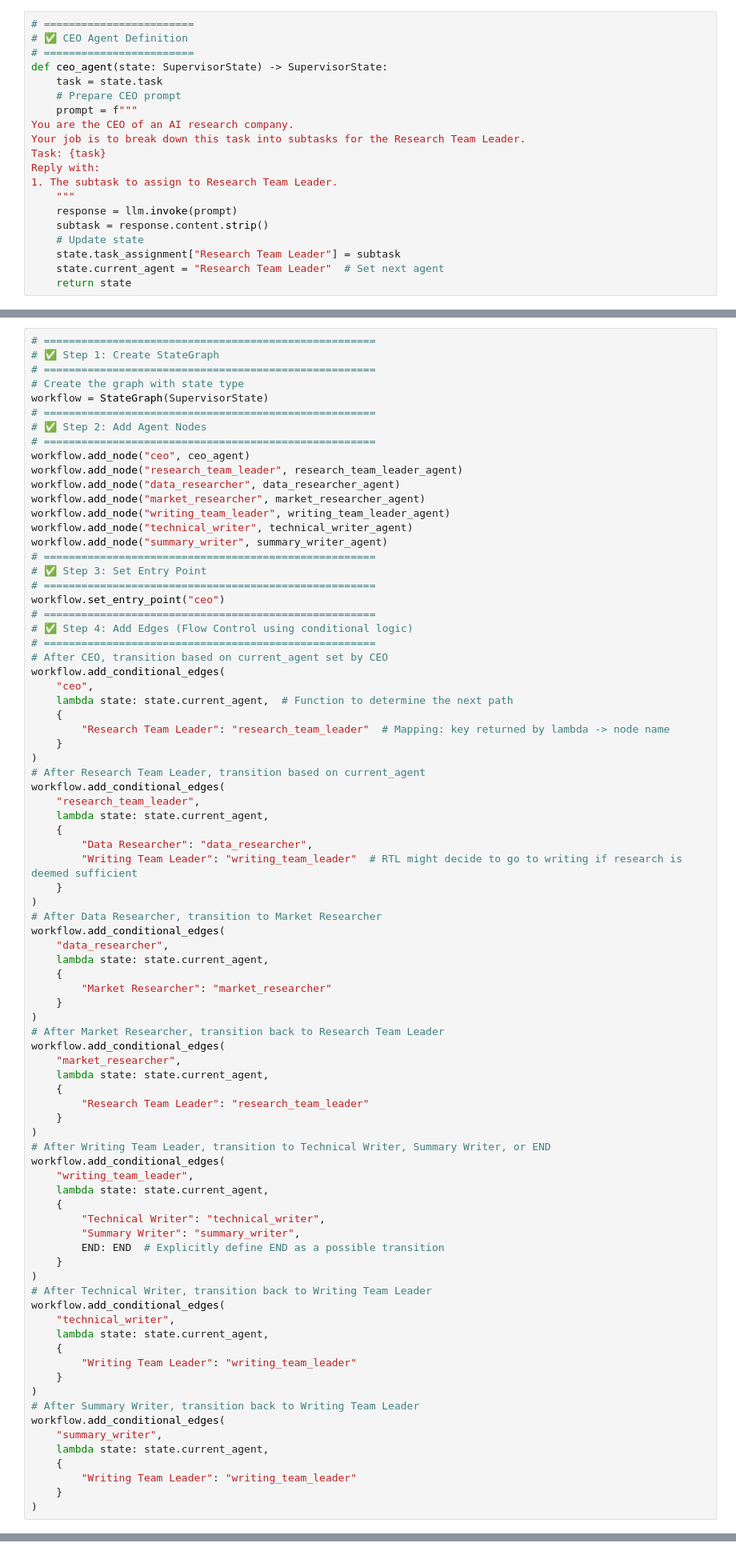
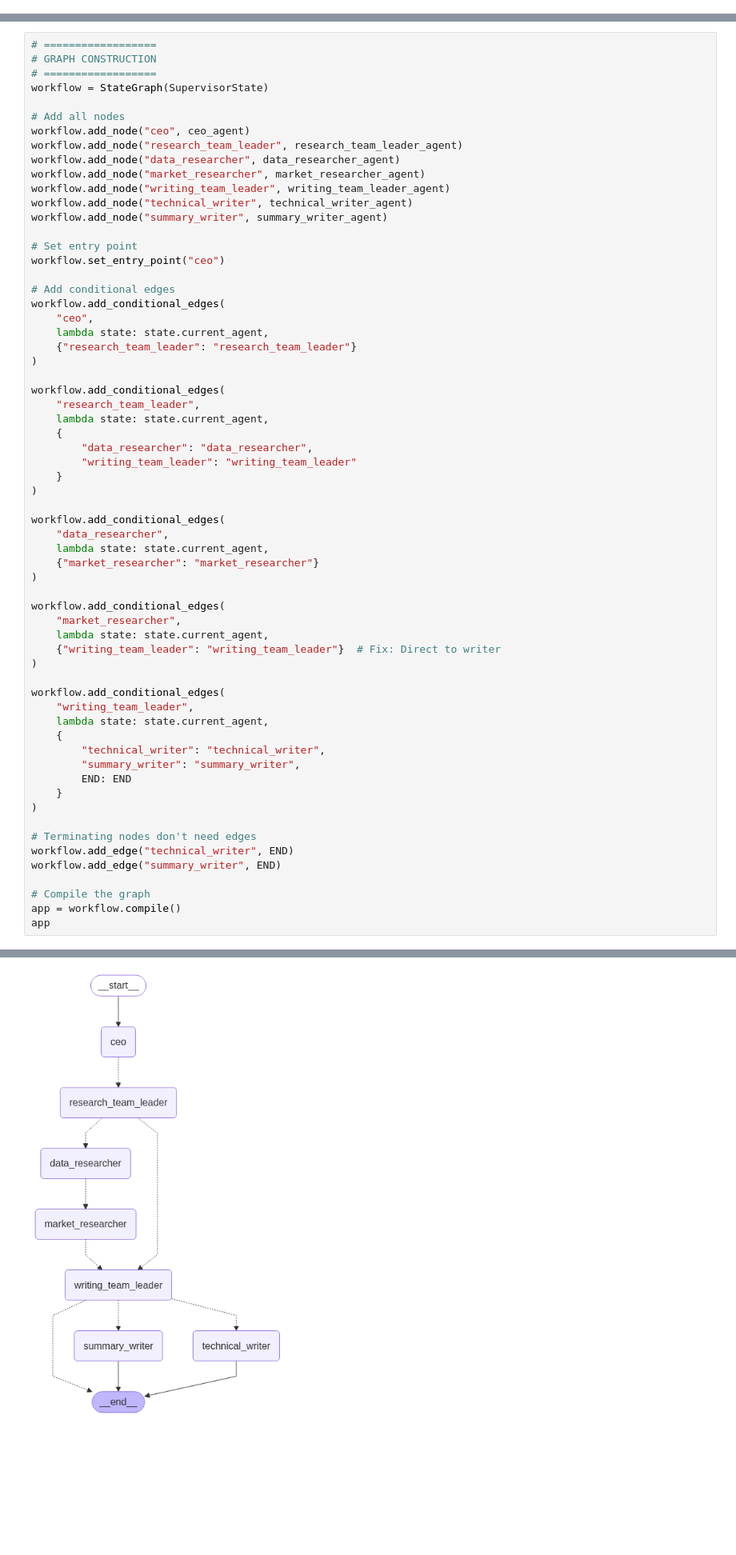
Before and after one commit to AAFREEN-ZAHRA-KAZMI01/Langgraph_Learning, a Jupyter notebook: 1-multichatbot/Simple_Hierarchical_Multi-Agent_System.ipynb, the cells around one changed output, grey strips where cells are left out. Shown at 80% size. Cells and saved outputs as stored; diff of their text form; blank space fills up the shorter version.

```diff
--- a/1-multichatbot/Simple_Hierarchical_Multi-Agent_System.ipynb
+++ b/1-multichatbot/Simple_Hierarchical_Multi-Agent_System.ipynb
@@ -40,20 +59,0 @@ class SupervisorState(BaseModel):
-# %%
-# ========================
-# ✅ CEO Agent Definition
-# ========================
-def ceo_agent(state: SupervisorState) -> SupervisorState:
-    task = state.task
-    # Prepare CEO prompt
-    prompt = f"""
-You are the CEO of an AI research company.
-Your job is to break down this task into subtasks for the Research Team Leader.
-Task: {task}
-Reply with:
-1. The subtask to assign to Research Team Leader.
-    """
-    response = llm.invoke(prompt)
-    subtask = response.content.strip()
-    # Update state
-    state.task_assignment["Research Team Leader"] = subtask
-    state.current_agent = "Research Team Leader"  # Set next agent
-    return state
@@ -233,12 +146,10 @@ Include:
 # %%
-# =====================================================
-# ✅ Step 1: Create StateGraph
-# =====================================================
-# Create the graph with state type
+# ==================
+# GRAPH CONSTRUCTION
+# ==================
 workflow = StateGraph(SupervisorState)
-# =====================================================
-# ✅ Step 2: Add Agent Nodes
-# =====================================================
+
+# Add all nodes
 workflow.add_node("ceo", ceo_agent)
 workflow.add_node("research_team_leader", research_team_leader_agent)
 workflow.add_node("data_researcher", data_researcher_agent)
@@ -246,70 +157,53 @@ workflow.add_node("market_researcher", market_researcher_agent)
 workflow.add_node("writing_team_leader", writing_team_leader_agent)
 workflow.add_node("technical_writer", technical_writer_agent)
 workflow.add_node("summary_writer", summary_writer_agent)
-# =====================================================
-# ✅ Step 3: Set Entry Point
-# =====================================================
+
+# Set entry point
 workflow.set_entry_point("ceo")
-# =====================================================
-# ✅ Step 4: Add Edges (Flow Control using conditional logic)
-# =====================================================
-# After CEO, transition based on current_agent set by CEO
+
+# Add conditional edges
 workflow.add_conditional_edges(
     "ceo",
-    lambda state: state.current_agent,  # Function to determine the next path
-    {
-        "Research Team Leader": "research_team_leader"  # Mapping: key returned by lambda -> node name
-    }
+    lambda state: state.current_agent,
+    {"research_team_leader": "research_team_leader"}
 )
-# After Research Team Leader, transition based on current_agent
+
 workflow.add_conditional_edges(
     "research_team_leader",
     lambda state: state.current_agent,
     {
-        "Data Researcher": "data_researcher",
-        "Writing Team Leader": "writing_team_leader"  # RTL might decide to go to writing if research is deemed sufficient
+        "data_researcher": "data_researcher",
+        "writing_team_leader": "writing_team_leader"
     }
 )
-# After Data Researcher, transition to Market Researcher
+
 workflow.add_conditional_edges(
     "data_researcher",
     lambda state: state.current_agent,
-    {
-        "Market Researcher": "market_researcher"
-    }
+    {"market_researcher": "market_researcher"}
 )
-# After Market Researcher, transition back to Research Team Leader
+
 workflow.add_conditional_edges(
     "market_researcher",
     lambda state: state.current_agent,
-    {
-        "Research Team Leader": "research_team_leader"
-    }
+    {"writing_team_leader": "writing_team_leader"}  # Fix: Direct to writer
 )
-# After Writing Team Leader, transition to Technical Writer, Summary Writer, or END
+
 workflow.add_conditional_edges(
     "writing_team_leader",
     lambda state: state.current_agent,
     {
-        "Technical Writer": "technical_writer",
-        "Summary Writer": "summary_writer",
-        END: END  # Explicitly define END as a possible transition
+        "technical_writer": "technical_writer",
+        "summary_writer": "summary_writer",
+        END: END
     }
 )
-# After Technical Writer, transition back to Writing Team Leader
-workflow.add_conditional_edges(
-    "technical_writer",
-    lambda state: state.current_agent,
-    {
-        "Writing Team Leader": "writing_team_leader"
-    }
-)
-# After Summary Writer, transition back to Writing Team Leader
-workflow.add_conditional_edges(
-    "summary_writer",
-    lambda state: state.current_agent,
-    {
-        "Writing Team Leader": "writing_team_leader"
-    }
-)
+
+# Terminating nodes don't need edges
+workflow.add_edge("technical_writer", END)
+workflow.add_edge("summary_writer", END)
+
+# Compile the graph
+app = workflow.compile()
+app
 # %% [output]
@@ -316,0 +210 @@ workflow.add_conditional_edges(
+[figure, added]
```
Also changed, not shown: parts of 20 cells of this notebook, 1 other file.
